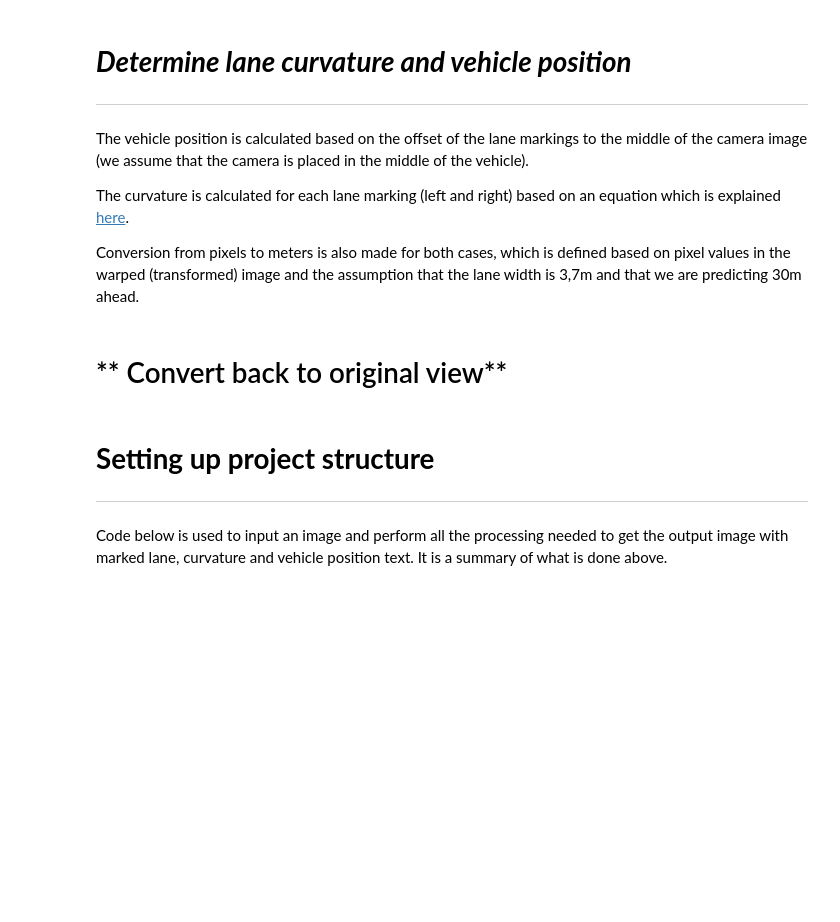
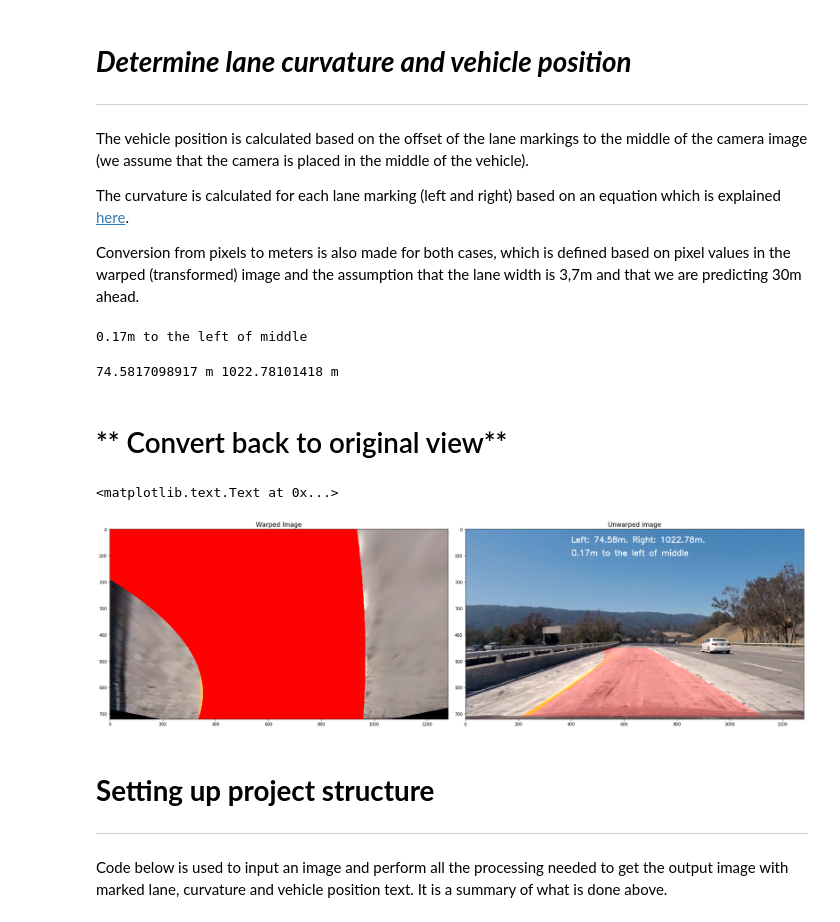
Before and after one commit to iceabella/Advanced-Lane-Finding, a Jupyter notebook: AdvancedLaneLines.ipynb, the cells around one changed output. Cells and saved outputs as stored; diff of their text form; code cells hidden in the pictures; blank space fills up the shorter version.

```diff
--- a/AdvancedLaneLines.ipynb
+++ b/AdvancedLaneLines.ipynb
@@ -544,7 +669,7 @@ ym_per_pix = 30/720 # meters per pixel in y dimension
 xm_per_pix = 3.7/lane_w_pxls # meters per pixel in x dimension (pixels is lane width in warped image)
 
 # middle of lane should be in the middle of the image (camera is assumed to be centered in vehicle)
-norm_middle = warped.shape[1]/2
+norm_middle = combined.shape[1]/2
 
 diff_right = rightx_base-norm_middle-lane_w_pxls/2
 
@@ -559,12 +684,14 @@ else:
     vehPos_text = 'in the middle'
 
 print(vehPos_text)
+# %% [output]
+0.17m to the left of middle
 # %%
 # Determine lane curvature based on vehicle position
 
 # Define y-value where we want radius of curvature
 # I'll choose the maximum y-value, corresponding to the bottom of the image
-y_eval = warped.shape[0]
+y_eval = combined.shape[0]
 
 # Fit new polynomials to x,y in world space
 left_fit_cr = np.polyfit(lefty*ym_per_pix, leftx*xm_per_pix, 2)
@@ -574,43 +701,48 @@ left_curverad = ((1 + (2*left_fit_cr[0]*y_eval*ym_per_pix + left_fit_cr[1])**2)*
 right_curverad = ((1 + (2*right_fit_cr[0]*y_eval*ym_per_pix + right_fit_cr[1])**2)**1.5) / np.absolute(2*right_fit_cr[0])
 # Radius of curvature in meters
 print(left_curverad, 'm', right_curverad, 'm')
+# %% [output]
+74.5817098917 m 1022.78101418 m
 # %% [markdown]
 # ** Convert back to original view**
 # %%
 # image is undistorted image, this is the image to draw on
 # First perspective transform
-warped_out = cv2.warpPerspective(image, M, (np.shape(image)[1],np.shape(image)[0]), flags=cv2.INTER_LINEAR)
+warped_out = cv2.warpPerspective(undist_img, M, (np.shape(undist_img)[1],np.shape(undist_img)[0]), flags=cv2.INTER_LINEAR)
 
 # Draw lane surface on it
 xy_plot = np.zeros((1,np.shape(ploty)[0]*2,2))
 xy_plot[:,0:np.shape(ploty)[0],0] = left_fitx
 xy_plot[:,0:np.shape(ploty)[0],1] = ploty
 xy_plot[:,np.shape(ploty)[0]:,0] = right_fitx[::-1]
 xy_plot[:,np.shape(ploty)[0]:,1] = ploty[::-1]
 
 cv2.fillConvexPoly(warped_out, np.int_(xy_plot), (255,0,0))
 
 # Compute inverse perspective transform
 invM = cv2.getPerspectiveTransform(dst, src)
 
 # Unwarp the image
 unwarped = cv2.warpPerspective(warped_out, invM, (np.shape(warped_out)[1],np.shape(warped_out)[0]), flags=cv2.INTER_LINEAR)
 
 # Put images together
-result = cv2.addWeighted(image, 1, unwarped, 0.3, 0)
+result = cv2.addWeighted(undist_img, 1, unwarped, 0.3, 0)
 
 # Add curvature and vehicle position texts
 font = cv2.FONT_HERSHEY_SIMPLEX
 curve_text = 'Left: '+str(round(left_curverad,2)) + 'm. Right: ' + str(round(right_curverad,2)) + 'm.'
 cv2.putText(result, curve_text, (400,50), font, 1, (255,255,255),2,cv2.LINE_AA)
 cv2.putText(result, vehPos_text, (400,100), font, 1, (255,255,255),2,cv2.LINE_AA)
 
 f, axes = plt.subplots(1, 2, figsize=(24, 9))
 f.tight_layout()
 axes[0].imshow(warped_out)
 axes[0].set_title('Warped Image', fontsize=15)
 axes[1].imshow(result)
 axes[1].set_title('Unwarped image', fontsize=15)
+# %% [output]
+<matplotlib.text.Text at 0x...>
+[figure, added]
 # %% [markdown]
 # **Setting up project structure**
 ---
```
Also changed, not shown: parts of 19 cells of this notebook.
